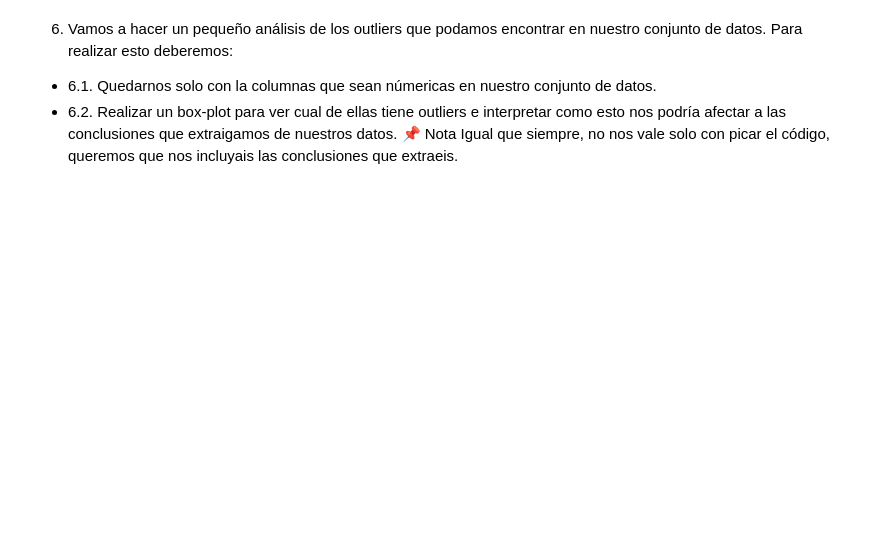
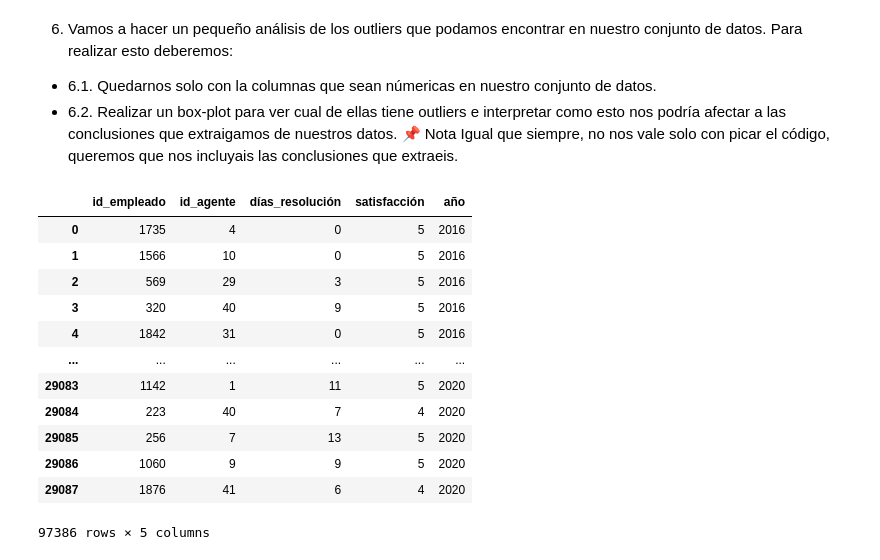
Before and after one commit to Adalab/promo-d-da-modulo2-sprint2-jacqueline-laura-lidya, a Jupyter notebook: eda/eda-leccion2-nulos-valores-pair.ipynb, the cells around one changed output. Cells and saved outputs as stored; diff of their text form; code cells hidden in the pictures; blank space fills up the shorter version.

```diff
--- a/eda/eda-leccion2-nulos-valores-pair.ipynb
+++ b/eda/eda-leccion2-nulos-valores-pair.ipynb
@@ -22,3 +80,20 @@ pd.options.display.max_columns = None
 - 6.1. Quedarnos solo con la columnas que sean númericas en nuestro conjunto de datos.
 - 6.2. Realizar un box-plot para ver cual de ellas tiene outliers e interpretar como esto nos podría afectar a las conclusiones que extraigamos de nuestros datos.
 📌 Nota Igual que siempre, no nos vale solo con picar el código, queremos que nos incluyais las conclusiones que extraeis.
+# %%
+df_numericas = df_tickets.select_dtypes(include=np.number)
+df_numericas
+# %% [output]
+|  | id_empleado | id_agente | días_resolución | satisfacción | año |
+| 0 | 1735 | 4 | 0 | 5 | 2016 |
+| 1 | 1566 | 10 | 0 | 5 | 2016 |
+| 2 | 569 | 29 | 3 | 5 | 2016 |
+| 3 | 320 | 40 | 9 | 5 | 2016 |
+| 4 | 1842 | 31 | 0 | 5 | 2016 |
+| ... | ... | ... | ... | ... | ... |
+| 29083 | 1142 | 1 | 11 | 5 | 2020 |
+| 29084 | 223 | 40 | 7 | 4 | 2020 |
+| 29085 | 256 | 7 | 13 | 5 | 2020 |
+| 29086 | 1060 | 9 | 9 | 5 | 2020 |
+| 29087 | 1876 | 41 | 6 | 4 | 2020 |
+97386 rows × 5 columns
```
Also changed, not shown: parts of 8 cells of this notebook.
